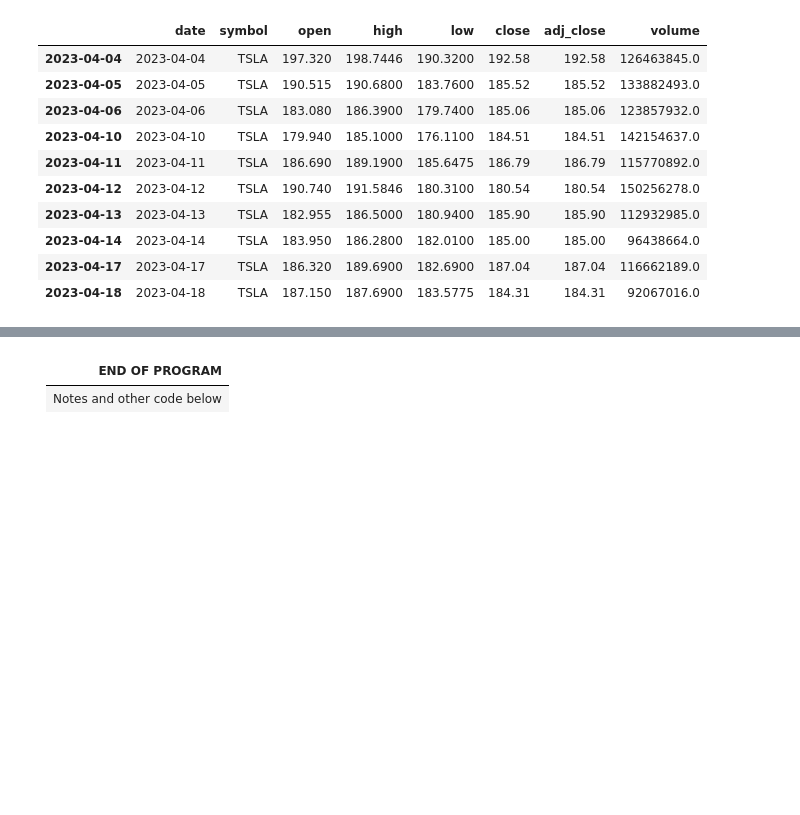
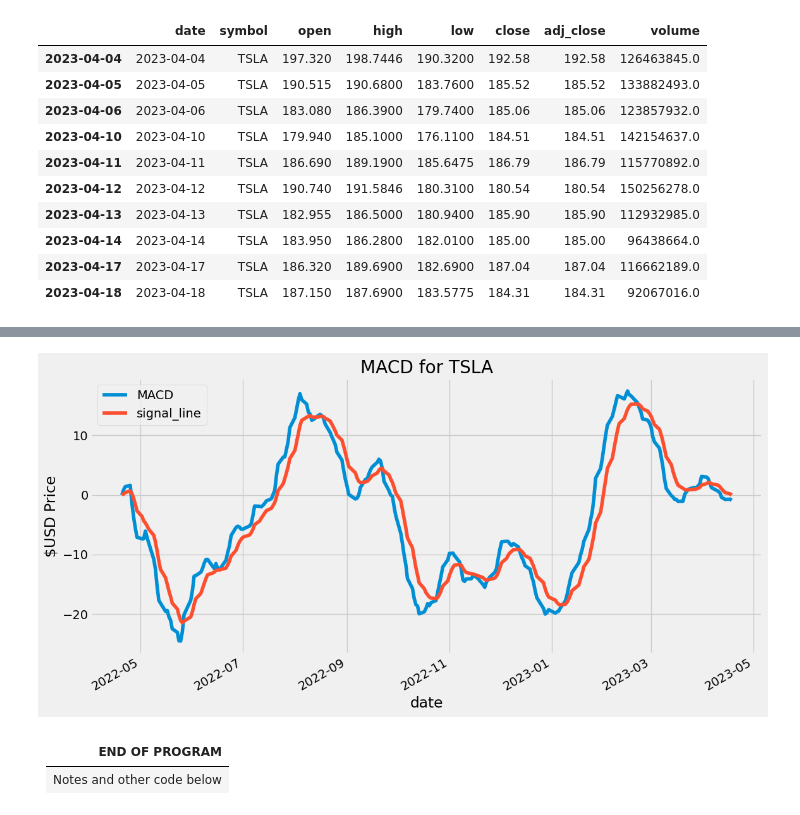
Before and after one commit to sudz4/trading-toolz, a Jupyter notebook: indicators.ipynb, the cells around one changed output, grey strips where cells are left out. Cells and saved outputs as stored; diff of their text form; code cells hidden in the pictures; blank space fills up the shorter version.

Commit message:
macd chart

```diff
--- a/indicators.ipynb
+++ b/indicators.ipynb
@@ -166,3 +166,9 @@ def RSI(data, period = 14, column='close'):
     data['RSI'] = RSI
 
     return data
+# %%
+# add to the data set
+MACD(df)
+RSI(df)
+df['SMA'] = SMA(df)
+df['EMA'] = EMA(df)
@@ -169,3 +192,14 @@ def RSI(data, period = 14, column='close'):
+# %%
+# plot the chart
+# create a list of columns to keep
+column_list = ['MACD', 'signal_line']
+df[column_list].plot(figsize=(12.2,6.4))
+plt.title(f'MACD for {symbol}')
+plt.ylabel('$USD Price')
+plt.xlabel('date')
+plt.show()
+# %% [output]
+[figure, added]
 # %% [markdown]
 |END OF PROGRAM|
 |-|
```
Also changed, not shown: parts of 1 cell of this notebook.
